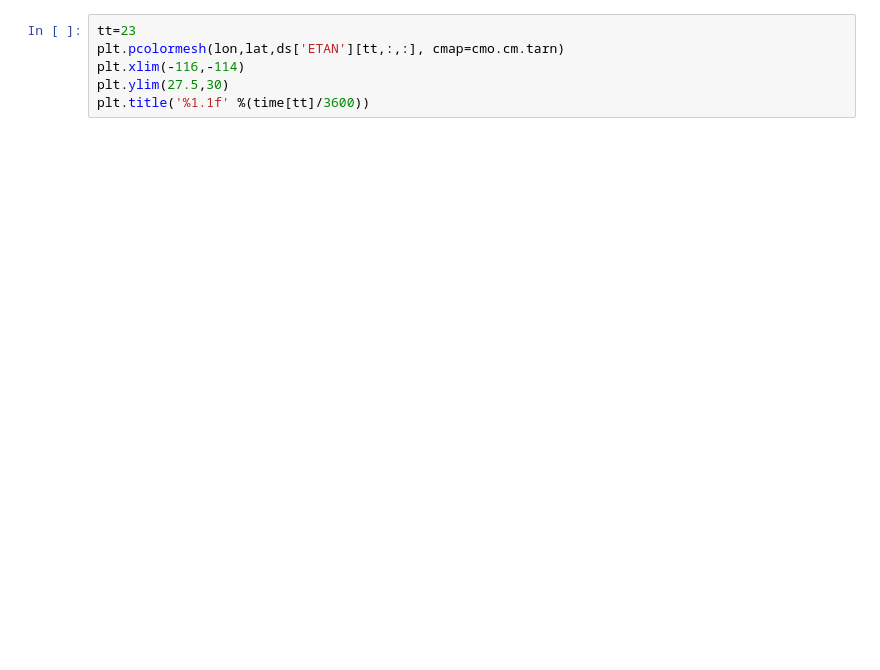
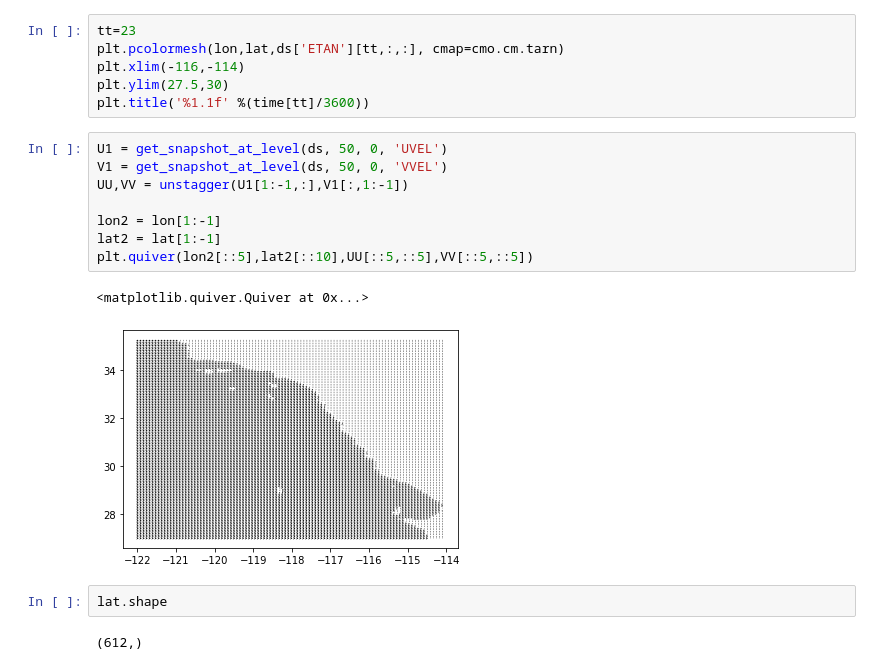
Before and after one commit to anakarinarm/notebooks_SVB, a Jupyter notebook: MITgcm/domain5/SVB_seiche_movie.ipynb, the cells around one changed output. Saved outputs shown, nothing was run; the diff lists cells and outputs as text; blank space fills up the shorter version.

```diff
--- a/MITgcm/domain5/SVB_seiche_movie.ipynb
+++ b/MITgcm/domain5/SVB_seiche_movie.ipynb
@@ -136,3 +188,18 @@ plt.pcolormesh(lon,lat,ds['ETAN'][tt,:,:], cmap=cmo.cm.tarn)
 plt.xlim(-116,-114)
 plt.ylim(27.5,30)
 plt.title('%1.1f' %(time[tt]/3600))
+# %%
+U1 = get_snapshot_at_level(ds, 50, 0, 'UVEL')
+V1 = get_snapshot_at_level(ds, 50, 0, 'VVEL')
+UU,VV = unstagger(U1[1:-1,:],V1[:,1:-1])
+
+lon2 = lon[1:-1]
+lat2 = lat[1:-1]
+plt.quiver(lon2[::5],lat2[::10],UU[::5,::5],VV[::5,::5])
+# %% [output]
+<matplotlib.quiver.Quiver at 0x...>
+[figure, added]
+# %%
+lat.shape
+# %% [output]
+(612,)
```
Also changed, not shown: parts of 4 cells of this notebook, 14 other files.
